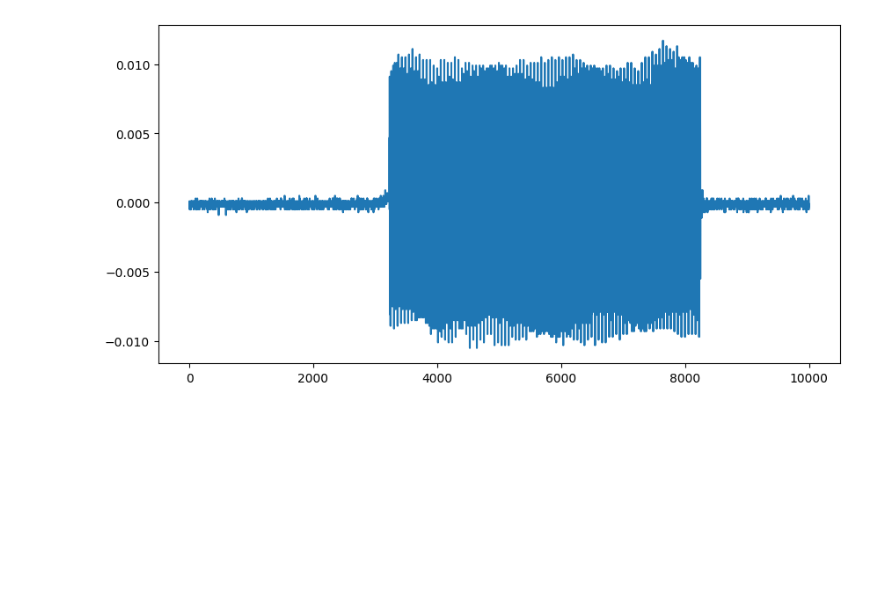
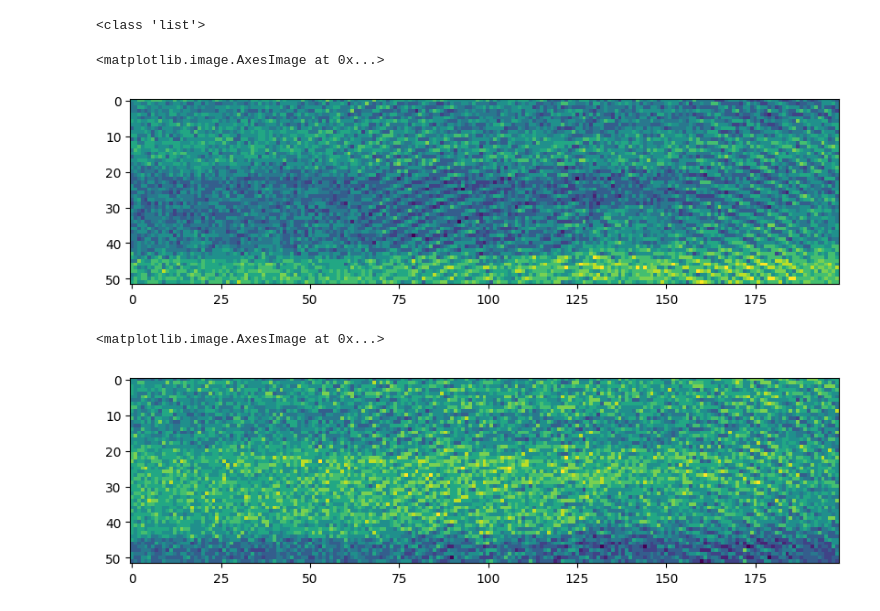
Before and after one commit to matthew-jenkins3/Beam_mapping, a Jupyter notebook: Plotting.ipynb, the cells around one changed output. Cells and saved outputs as stored; diff of their text form; code cells hidden in the pictures; blank space fills up the shorter version.

```diff
--- a/Plotting.ipynb
+++ b/Plotting.ipynb
@@ -18,6 +18,37 @@ plt.show()
 # %%
-plt.figure(figsize=(10, 5))
-plt.plot(csvFile.iloc[8].to_list())
-plt.show()
+max_image = []
+min_image = []
+max_line = []
+min_line = []
+rms_image = []
+rms_line = []
+col = 0
+row = 0
+for file in csv_files: # iterate though collums of new image
+    scan_line = pandas.read_csv(file)
+    for _, row in scan_line.iterrows(): #iterate rows of image
+        max_line.append(max(row))
+        min_line.append(min(row))
+        rms_line.append(np.sqrt(np.mean(np.square(row))))
+    max_image.append(max_line)
+    min_image.append(min_line)
+    rms_image.append(rms_line)
+    max_line = []
+    min_line = []
+    rms_line = []
-# %% [output]
-[figure, removed]
+# %%
+print(type(max_image))
+# %% [output]
+<class 'list'>
+# %%
+plt.figure(figsize=(10, 5))
+plt.imshow(max_image)
+# %% [output]
+<matplotlib.image.AxesImage at 0x...>
+[figure, added]
+# %%
+plt.figure(figsize=(10, 5))
+plt.imshow(min_image)
+# %% [output]
+<matplotlib.image.AxesImage at 0x...>
+[figure, added]
```
Also changed, not shown: parts of 5 cells of this notebook, 54 other files.
